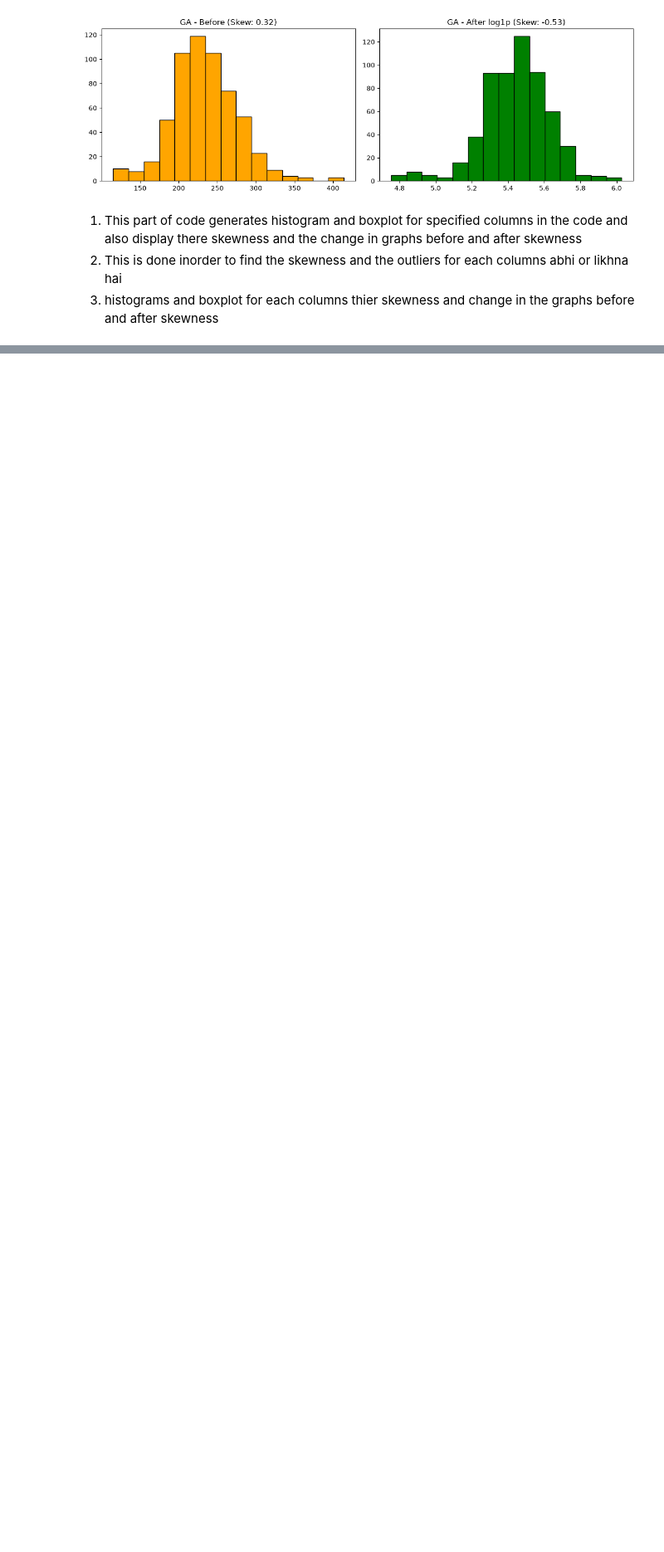
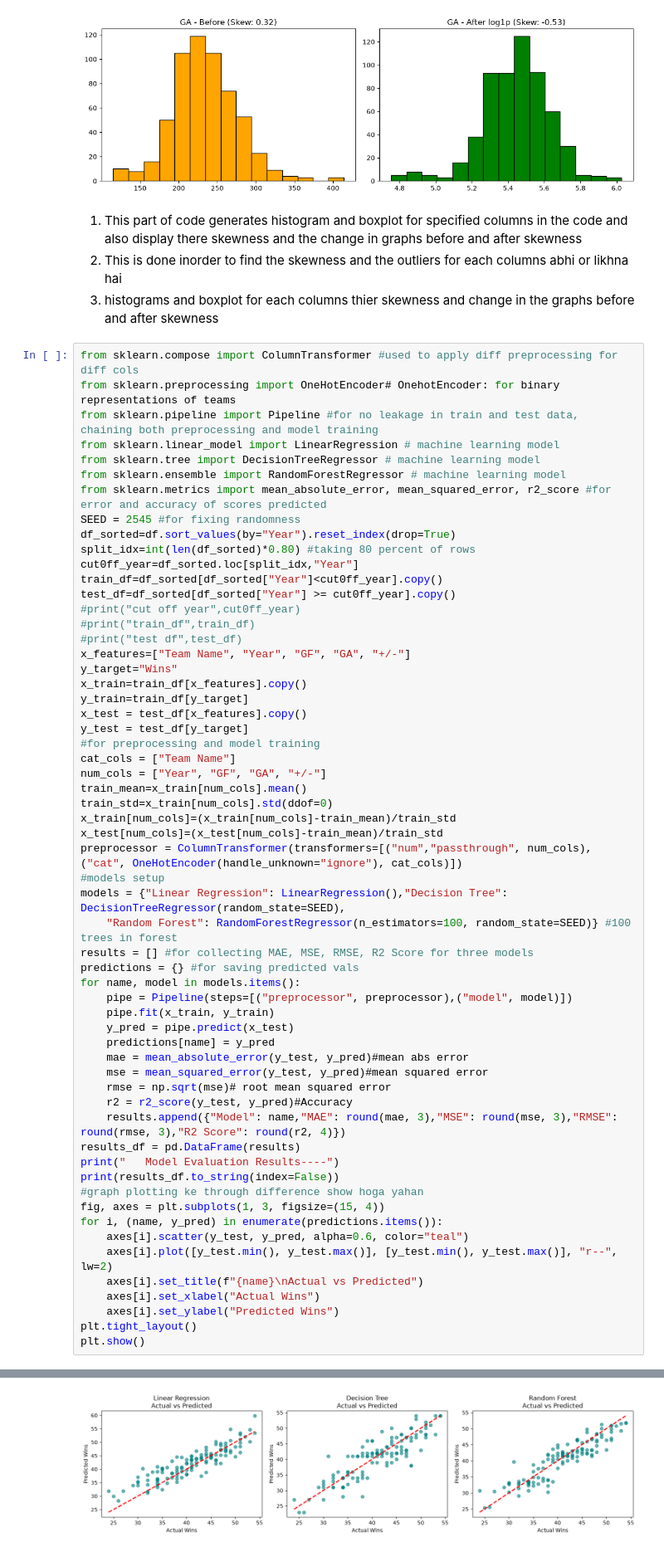
Before and after one commit to Maazakhann/Hockey-Team-Performance-Analysis, a Jupyter notebook: notebooks/EDA_org.ipynb, the cells around one changed output, grey strips where cells are left out. Shown at 83% size. Saved outputs shown, nothing was run; the diff lists cells and outputs as text; blank space fills up the shorter version.

```diff
--- a/notebooks/EDA_org.ipynb
+++ b/notebooks/EDA_org.ipynb
@@ -95,3 +95,63 @@ GA             0.32                 -0.53
 1. This part of code generates histogram and boxplot for specified columns in the code and also display there skewness and the change in graphs before and after skewness
 2. This is done inorder to find the skewness and the outliers for each columns abhi or likhna hai
 3. histograms and boxplot for each columns thier skewness and change in the graphs before and after skewness
+# %%
+from sklearn.compose import ColumnTransformer #used to apply diff preprocessing for diff cols
+from sklearn.preprocessing import OneHotEncoder# OnehotEncoder: for binary representations of teams
+from sklearn.pipeline import Pipeline #for no leakage in train and test data, chaining both preprocessing and model training
+from sklearn.linear_model import LinearRegression # machine learning model
+from sklearn.tree import DecisionTreeRegressor # machine learning model
+from sklearn.ensemble import RandomForestRegressor # machine learning model
+from sklearn.metrics import mean_absolute_error, mean_squared_error, r2_score #for error and accuracy of scores predicted
+SEED = 2545 #for fixing randomness
+df_sorted=df.sort_values(by="Year").reset_index(drop=True)
+split_idx=int(len(df_sorted)*0.80) #taking 80 percent of rows
+cut0ff_year=df_sorted.loc[split_idx,"Year"]
+train_df=df_sorted[df_sorted["Year"]<cut0ff_year].copy()
+test_df=df_sorted[df_sorted["Year"] >= cut0ff_year].copy()
+#print("cut off year",cut0ff_year)
+#print("train_df",train_df)
+#print("test df",test_df)
+x_features=["Team Name", "Year", "GF", "GA", "+/-"]
+y_target="Wins"
+x_train=train_df[x_features].copy()
+y_train=train_df[y_target]
+x_test = test_df[x_features].copy()
+y_test = test_df[y_target]
+#for preprocessing and model training
+cat_cols = ["Team Name"]
+num_cols = ["Year", "GF", "GA", "+/-"]
+train_mean=x_train[num_cols].mean()
+train_std=x_train[num_cols].std(ddof=0)
+x_train[num_cols]=(x_train[num_cols]-train_mean)/train_std
+x_test[num_cols]=(x_test[num_cols]-train_mean)/train_std
+preprocessor = ColumnTransformer(transformers=[("num","passthrough", num_cols),("cat", OneHotEncoder(handle_unknown="ignore"), cat_cols)])
+#models setup
+models = {"Linear Regression": LinearRegression(),"Decision Tree": DecisionTreeRegressor(random_state=SEED),
+    "Random Forest": RandomForestRegressor(n_estimators=100, random_state=SEED)} #100 trees in forest
+results = [] #for collecting MAE, MSE, RMSE, R2 Score for three models
+predictions = {} #for saving predicted vals
+for name, model in models.items():
+    pipe = Pipeline(steps=[("preprocessor", preprocessor),("model", model)])
+    pipe.fit(x_train, y_train)
+    y_pred = pipe.predict(x_test)
+    predictions[name] = y_pred
+    mae = mean_absolute_error(y_test, y_pred)#mean abs error
+    mse = mean_squared_error(y_test, y_pred)#mean squared error
+    rmse = np.sqrt(mse)# root mean squared error
+    r2 = r2_score(y_test, y_pred)#Accuracy
+    results.append({"Model": name,"MAE": round(mae, 3),"MSE": round(mse, 3),"RMSE": round(rmse, 3),"R2 Score": round(r2, 4)})
+results_df = pd.DataFrame(results)
+print("   Model Evaluation Results----")
+print(results_df.to_string(index=False))
+#graph plotting ke through difference show hoga yahan
+fig, axes = plt.subplots(1, 3, figsize=(15, 4))
+for i, (name, y_pred) in enumerate(predictions.items()):
+    axes[i].scatter(y_test, y_pred, alpha=0.6, color="teal")
+    axes[i].plot([y_test.min(), y_test.max()], [y_test.min(), y_test.max()], "r--", lw=2)
+    axes[i].set_title(f"{name}\nActual vs Predicted")
+    axes[i].set_xlabel("Actual Wins")
+    axes[i].set_ylabel("Predicted Wins")
+plt.tight_layout()
+plt.show()
+# %% [output]
@@ -97,0 +163 @@ GA             0.32                 -0.53
+[figure, added]
```
Also changed, not shown: parts of 2 cells of this notebook.
